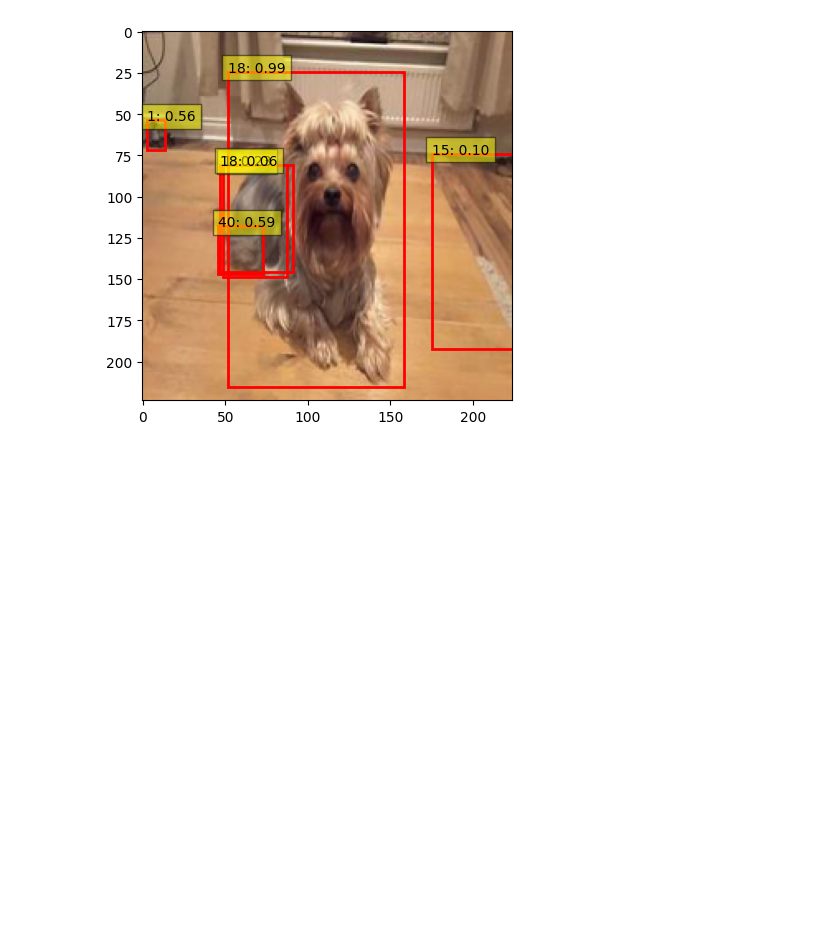
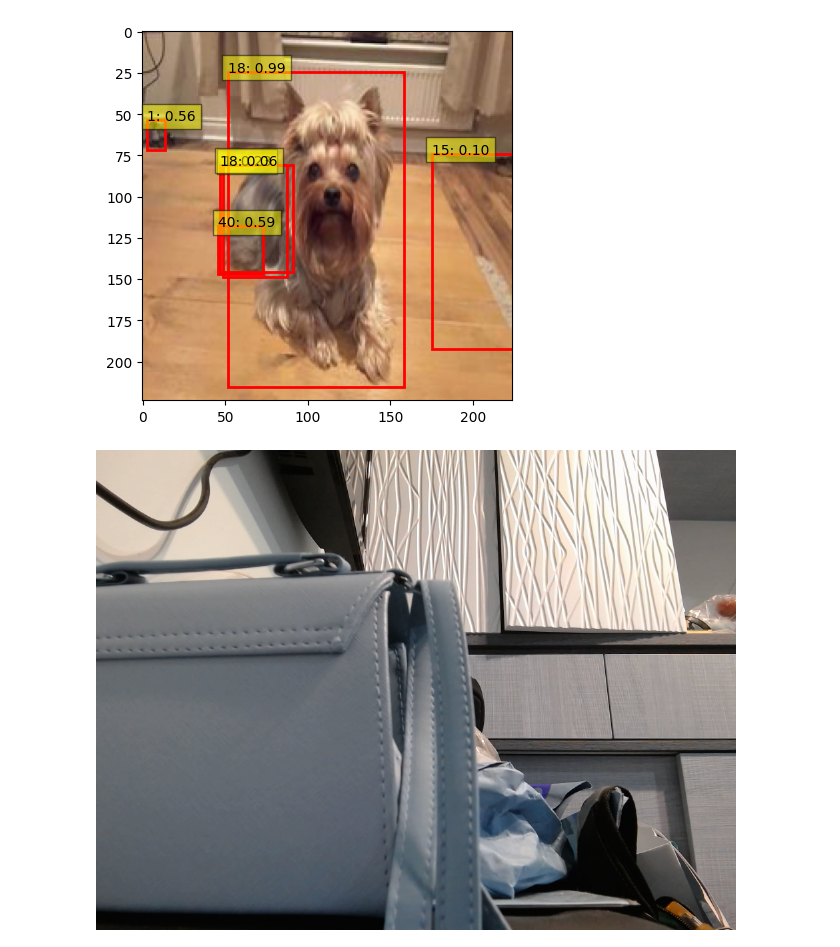
Before and after one commit to casperliuliuliu/SuperVision, a Jupyter notebook: testing.ipynb, the cells around one changed output. Cells and saved outputs as stored; diff of their text form; code cells hidden in the pictures; blank space fills up the shorter version.

```diff
--- a/testing.ipynb
+++ b/testing.ipynb
@@ -54,3 +54,36 @@ image_url = 'D:/Casper/Data/Animals-10/raw-img/cane/OIP-_B6CgFEjzBAfx-reN05sxQHa
 detect_objects(image_url)
 # %% [output]
 [figure]
+# %%
+import cv2
+from IPython import display
+
+from PIL import Image
+def capture_image(file_name):
+    # Initialize the camera
+    cap = cv2.VideoCapture(0)
+
+    # Check if the camera opened successfully
+    if not cap.isOpened():
+        print("Error: Could not open camera.")
+        return
+
+    # Capture a single frame
+    ret, frame = cap.read()
+
+    if ret:
+        img = Image.fromarray(frame, 'RGB')
+        display.display(img)
+    #     # Save the captured image to a file
+    #     cv2.imwrite(file_name, frame)
+    #     print(f"Image saved as {file_name}")
+    # else:
+    #     print("Error: Could not capture an image.")
+
+    # Release the camera
+    cap.release()
+
+# Usage
+capture_image("captured_image.jpg")
+# %% [output]
+[figure, added]
```
Also changed, not shown: 1 other file.
